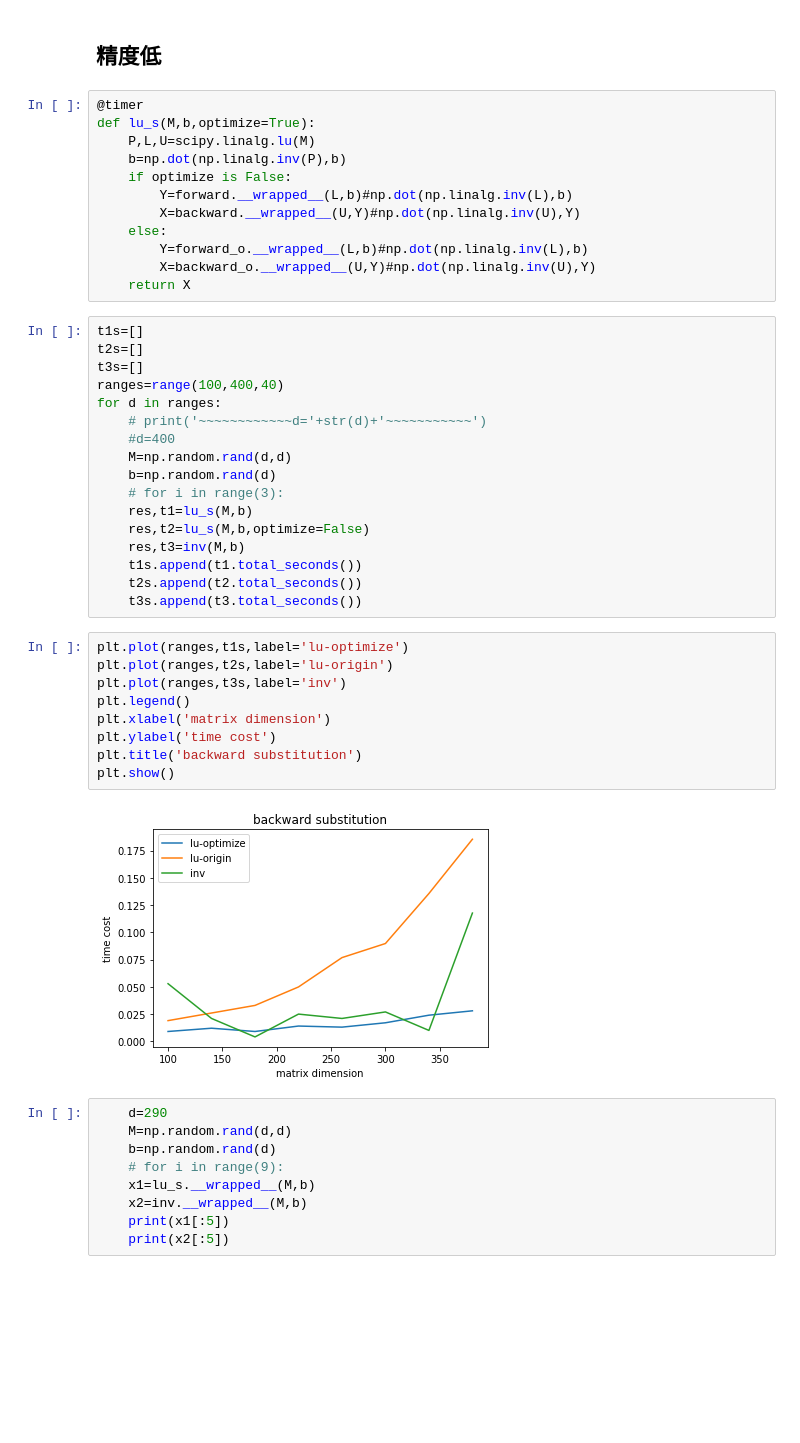
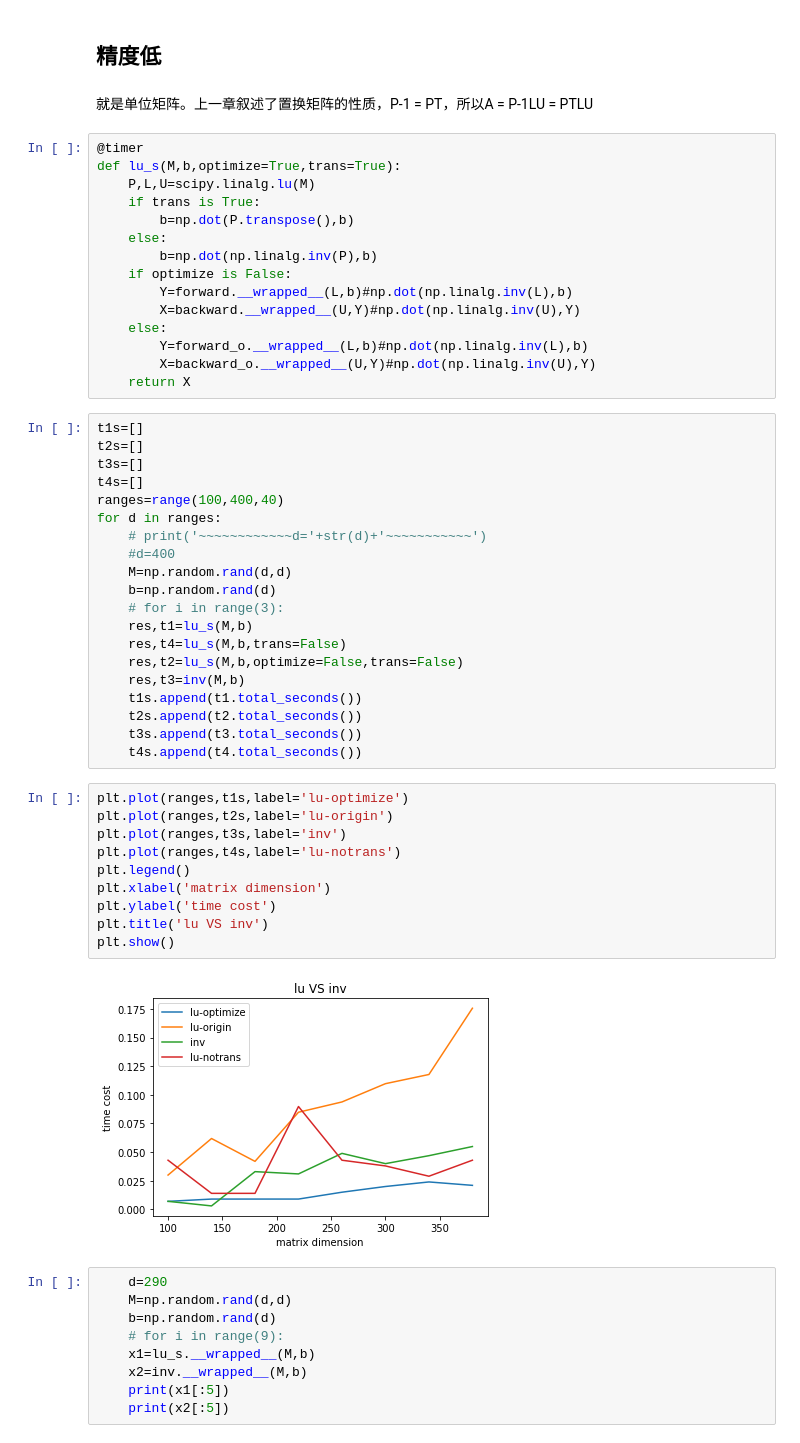
Before and after one commit to easilylazy/data-science, a Jupyter notebook: lu.ipynb, the cells around one changed output. Cells and saved outputs as stored; diff of their text form; blank space fills up the shorter version.

```diff
--- a/lu.ipynb
+++ b/lu.ipynb
@@ -190,11 +190,16 @@ True
 [1.11022302e-16 1.11022302e-16 0.00000000e+00 0.00000000e+00]
 # %% [markdown]
 ## 精度低
+# %% [markdown]
+就是单位矩阵。上一章叙述了置换矩阵的性质，P-1 = PT，所以A = P-1LU = PTLU
 # %%
 @timer
-def lu_s(M,b,optimize=True):
+def lu_s(M,b,optimize=True,trans=True):
     P,L,U=scipy.linalg.lu(M)
-    b=np.dot(np.linalg.inv(P),b)
+    if trans is True:
+        b=np.dot(P.transpose(),b)
+    else:
+        b=np.dot(np.linalg.inv(P),b)
     if optimize is False:
         Y=forward.__wrapped__(L,b)#np.dot(np.linalg.inv(L),b)
         X=backward.__wrapped__(U,Y)#np.dot(np.linalg.inv(U),Y)
@@ -206,6 +211,7 @@ def lu_s(M,b,optimize=True):
 t1s=[]
 t2s=[]
 t3s=[]
+t4s=[]
 ranges=range(100,400,40)
 for d in ranges:
     # print('~~~~~~~~~~~~d='+str(d)+'~~~~~~~~~~~')
@@ -214,22 +220,25 @@ for d in ranges:
     b=np.random.rand(d)
     # for i in range(3):
     res,t1=lu_s(M,b)
-    res,t2=lu_s(M,b,optimize=False)
+    res,t4=lu_s(M,b,trans=False)
+    res,t2=lu_s(M,b,optimize=False,trans=False)
     res,t3=inv(M,b)
     t1s.append(t1.total_seconds())
     t2s.append(t2.total_seconds())
     t3s.append(t3.total_seconds())
+    t4s.append(t4.total_seconds())
 # %%
 plt.plot(ranges,t1s,label='lu-optimize')
 plt.plot(ranges,t2s,label='lu-origin')
 plt.plot(ranges,t3s,label='inv')
+plt.plot(ranges,t4s,label='lu-notrans')
 plt.legend()
 plt.xlabel('matrix dimension')
 plt.ylabel('time cost')
-plt.title('backward substitution')
+plt.title('lu VS inv')
 plt.show()
 # %% [output]
-[figure, old version]
+[figure, new version]
 # %%
     d=290
     M=np.random.rand(d,d)
```
Also changed, not shown: 4 other files.
